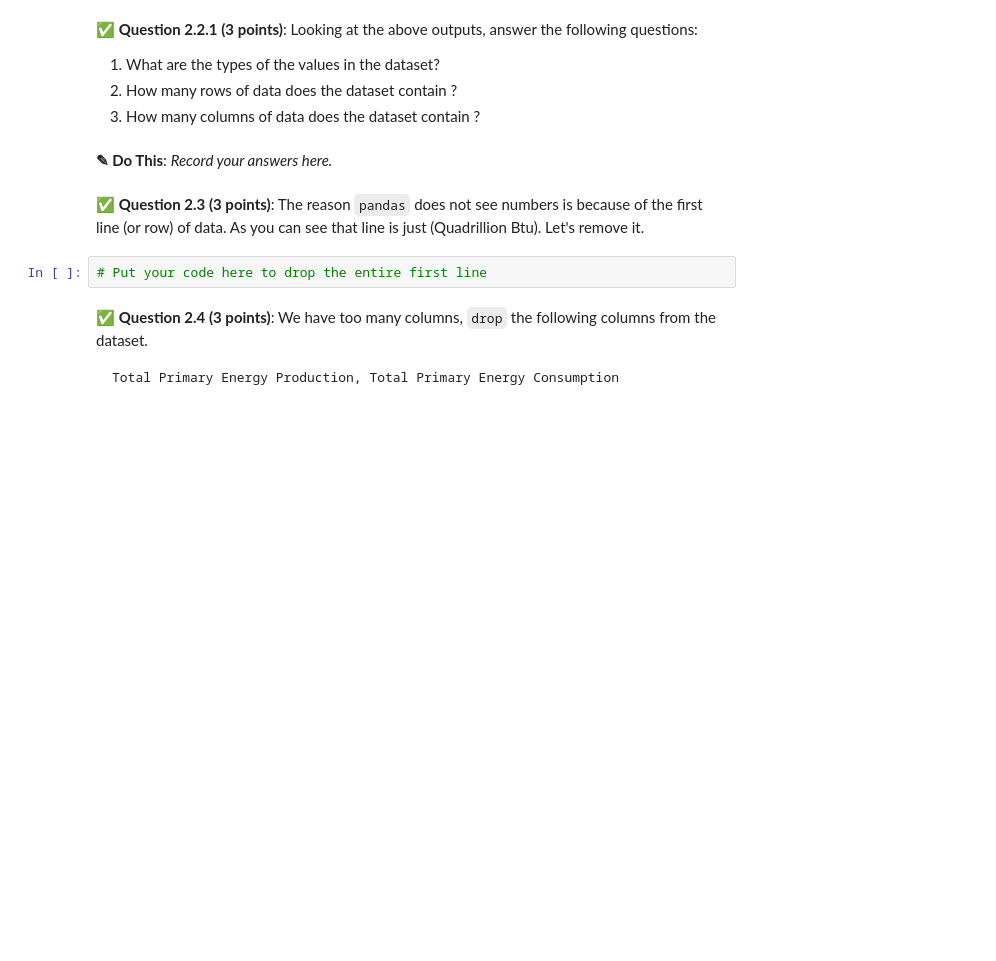
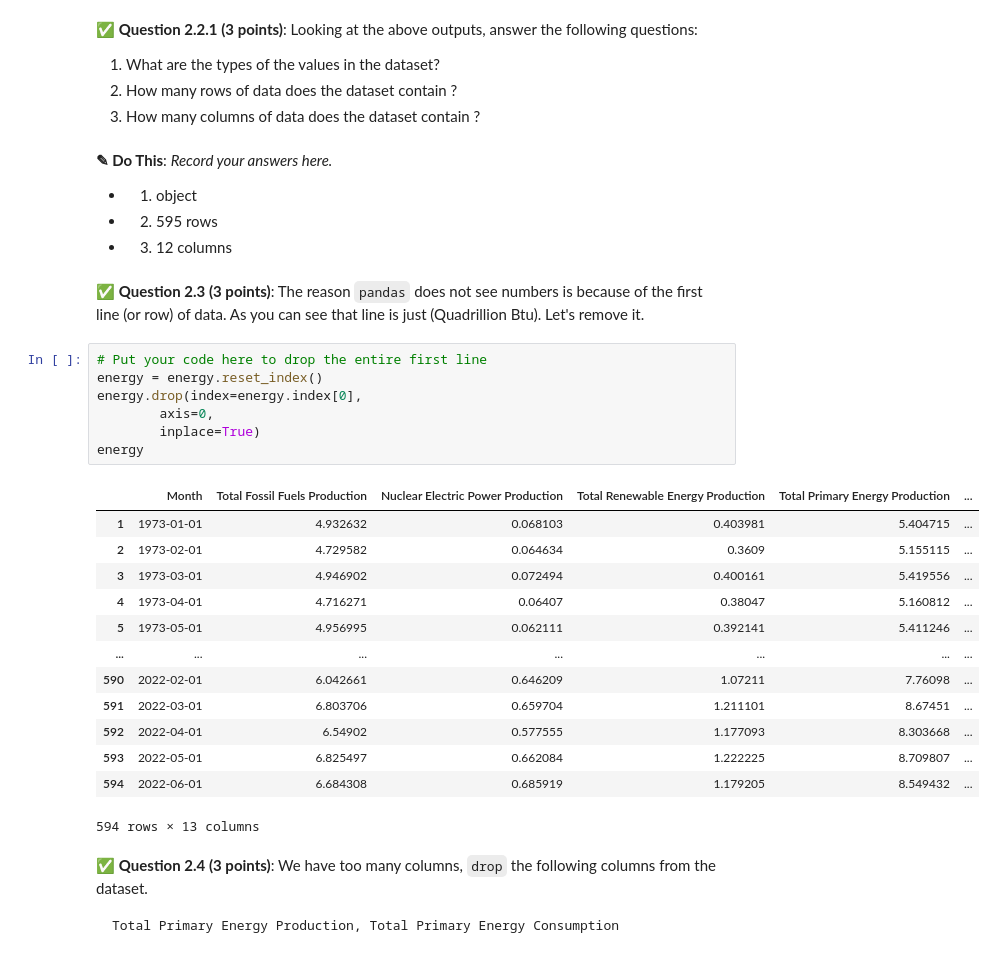
Before and after one commit to Kikuchanw/cmse202-f22-turnin, a Jupyter notebook: midterm/CMSE202-Midterm-Section003-HaizhouWang.ipynb, the cells around one changed output. Saved outputs shown, nothing was run; the diff lists cells and outputs as text; blank space fills up the shorter version.

```diff
--- a/midterm/CMSE202-Midterm-Section003-HaizhouWang.ipynb
+++ b/midterm/CMSE202-Midterm-Section003-HaizhouWang.ipynb
@@ -180,10 +218,33 @@ Do this
 3. How many columns of data does the dataset contain ?
 # %% [markdown]
 **<font size=+3>&#9998;</font> Do This**: *Record your answers here.*
+
+* 1. object
+* 2. 595 rows
+* 3. 12 columns
 # %% [markdown]
 &#9989; **Question 2.3 (3 points)**: The reason `pandas` does not see numbers is because of the first line (or row) of data. As you can see that line is just (Quadrillion Btu). Let's remove it.
 # %%
 # Put your code here to drop the entire first line
+energy = energy.reset_index()
+energy.drop(index=energy.index[0],
+        axis=0,
+        inplace=True)
+energy
+# %% [output]
+|  | Month | Total Fossil Fuels Production | Nuclear Electric Power Production | Total Renewable Energy Production | Total Primary Energy Production | ... |
+| 1 | 1973-01-01 | 4.932632 | 0.068103 | 0.403981 | 5.404715 | ... |
+| 2 | 1973-02-01 | 4.729582 | 0.064634 | 0.3609 | 5.155115 | ... |
+| 3 | 1973-03-01 | 4.946902 | 0.072494 | 0.400161 | 5.419556 | ... |
+| 4 | 1973-04-01 | 4.716271 | 0.06407 | 0.38047 | 5.160812 | ... |
+| 5 | 1973-05-01 | 4.956995 | 0.062111 | 0.392141 | 5.411246 | ... |
+| ... | ... | ... | ... | ... | ... | ... |
+| 590 | 2022-02-01 | 6.042661 | 0.646209 | 1.07211 | 7.76098 | ... |
+| 591 | 2022-03-01 | 6.803706 | 0.659704 | 1.211101 | 8.67451 | ... |
+| 592 | 2022-04-01 | 6.54902 | 0.577555 | 1.177093 | 8.303668 | ... |
+| 593 | 2022-05-01 | 6.825497 | 0.662084 | 1.222225 | 8.709807 | ... |
+| 594 | 2022-06-01 | 6.684308 | 0.685919 | 1.179205 | 8.549432 | ... |
+594 rows × 13 columns
 # %% [markdown]
 &#9989; **Question 2.4 (3 points)**: We have too many columns, `drop` the following columns from the dataset.
 
```
Also changed, not shown: parts of 18 cells of this notebook.
